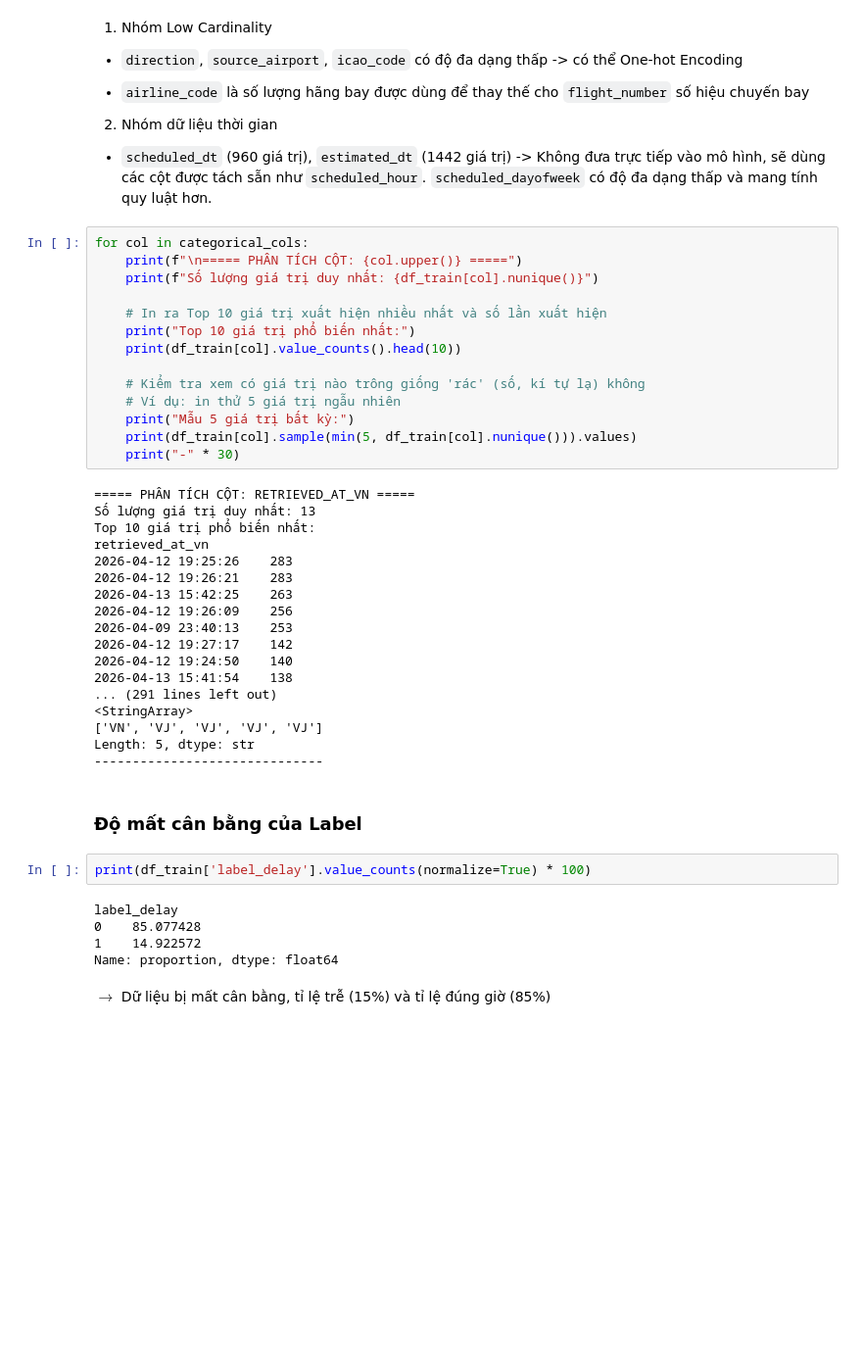
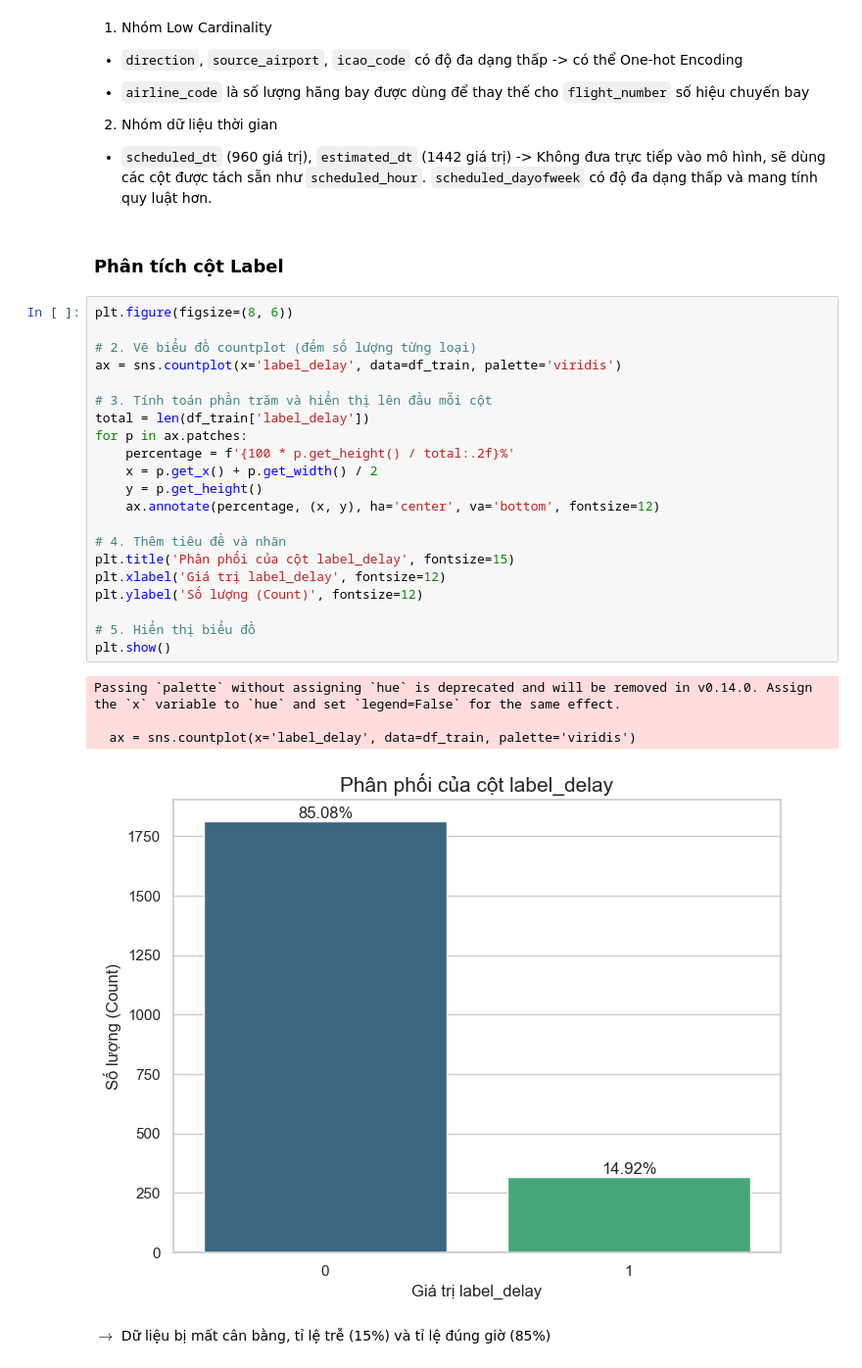
Before and after one commit to tdat1465/data-monitoring-lab, a Jupyter notebook: EDA/data_exploration.ipynb, the cells around one changed output. Shown at 98% size. Drawn from its saved outputs; the diff is of its cells as text; blank space fills up the shorter version.

```diff
--- a/EDA/data_exploration.ipynb
+++ b/EDA/data_exploration.ipynb
@@ -135,46 +148,33 @@ airline_code      :   11 giá trị khác nhau
 
 2. Nhóm dữ liệu thời gian
 - `scheduled_dt` (960 giá trị), `estimated_dt` (1442 giá trị) -> Không đưa trực tiếp vào mô hình, sẽ dùng các cột được tách sẵn như `scheduled_hour`. `scheduled_dayofweek` có độ đa dạng thấp và mang tính quy luật hơn.
-# %%
-for col in categorical_cols:
-    print(f"\n===== PHÂN TÍCH CỘT: {col.upper()} =====")
-    print(f"Số lượng giá trị duy nhất: {df_train[col].nunique()}")
-
-    # In ra Top 10 giá trị xuất hiện nhiều nhất và số lần xuất hiện
-    print("Top 10 giá trị phổ biến nhất:")
-    print(df_train[col].value_counts().head(10))
-
-    # Kiểm tra xem có giá trị nào trông giống 'rác' (số, kí tự lạ) không
-    # Ví dụ: in thử 5 giá trị ngẫu nhiên
-    print("Mẫu 5 giá trị bất kỳ:")
-    print(df_train[col].sample(min(5, df_train[col].nunique())).values)
-    print("-" * 30)
-# %% [output]
-===== PHÂN TÍCH CỘT: RETRIEVED_AT_VN =====
-Số lượng giá trị duy nhất: 13
-Top 10 giá trị phổ biến nhất:
-retrieved_at_vn
-2026-04-12 19:25:26    283
-2026-04-12 19:26:21    283
-2026-04-13 15:42:25    263
-2026-04-12 19:26:09    256
-2026-04-09 23:40:13    253
-2026-04-12 19:27:17    142
-2026-04-12 19:24:50    140
-2026-04-13 15:41:54    138
-... (291 lines left out)
-<StringArray>
-['VN', 'VJ', 'VJ', 'VJ', 'VJ']
-Length: 5, dtype: str
-------------------------------
 # %% [markdown]
-### Độ mất cân bằng của Label
+### Phân tích cột Label
 # %%
-print(df_train['label_delay'].value_counts(normalize=True) * 100)
+plt.figure(figsize=(8, 6))
+
+# 2. Vẽ biểu đồ countplot (đếm số lượng từng loại)
+ax = sns.countplot(x='label_delay', data=df_train, palette='viridis')
+
+# 3. Tính toán phần trăm và hiển thị lên đầu mỗi cột
+total = len(df_train['label_delay'])
+for p in ax.patches:
+    percentage = f'{100 * p.get_height() / total:.2f}%'
+    x = p.get_x() + p.get_width() / 2
+    y = p.get_height()
+    ax.annotate(percentage, (x, y), ha='center', va='bottom', fontsize=12)
+
+# 4. Thêm tiêu đề và nhãn
+plt.title('Phân phối của cột label_delay', fontsize=15)
+plt.xlabel('Giá trị label_delay', fontsize=12)
+plt.ylabel('Số lượng (Count)', fontsize=12)
+
+# 5. Hiển thị biểu đồ
+plt.show()
 # %% [output]
-label_delay
-0    85.077428
-1    14.922572
-Name: proportion, dtype: float64
+Passing `palette` without assigning `hue` is deprecated and will be removed in v0.14.0. Assign the `x` variable to `hue` and set `legend=False` for the same effect.
+
+  ax = sns.countplot(x='label_delay', data=df_train, palette='viridis')
+[figure, added]
 # %% [markdown]
 $\rightarrow$ Dữ liệu bị mất cân bằng, tỉ lệ trễ (15%) và tỉ lệ đúng giờ (85%)
```
Also changed, not shown: parts of 52 cells of this notebook.
